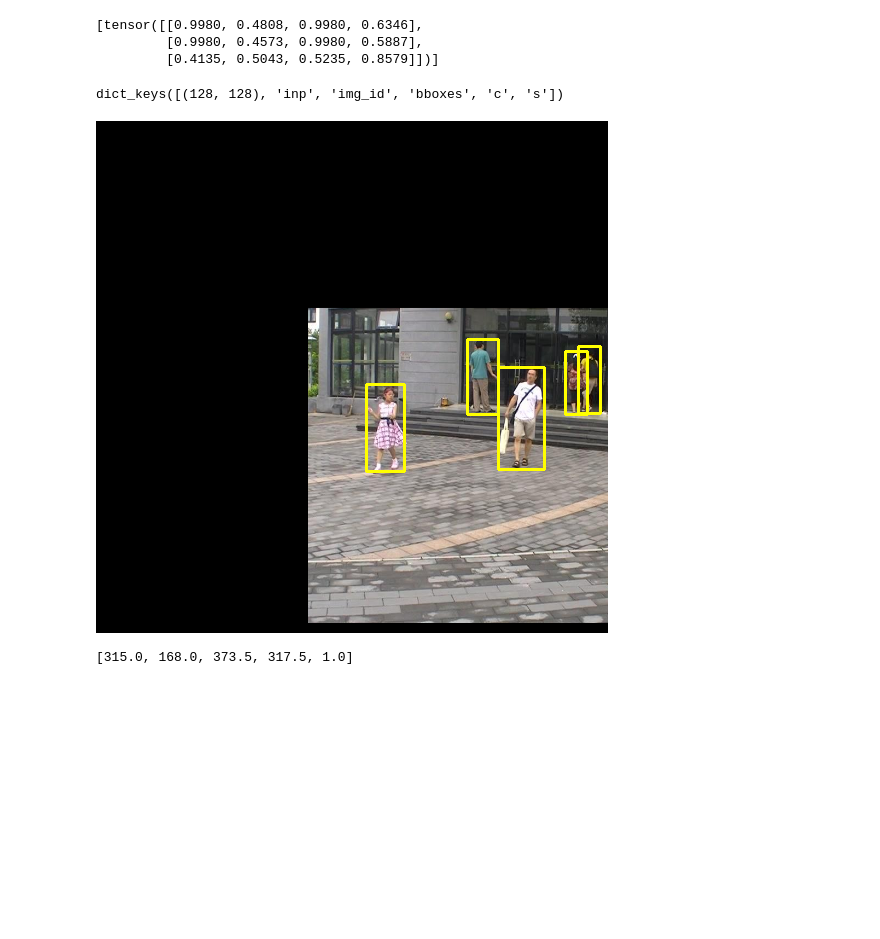
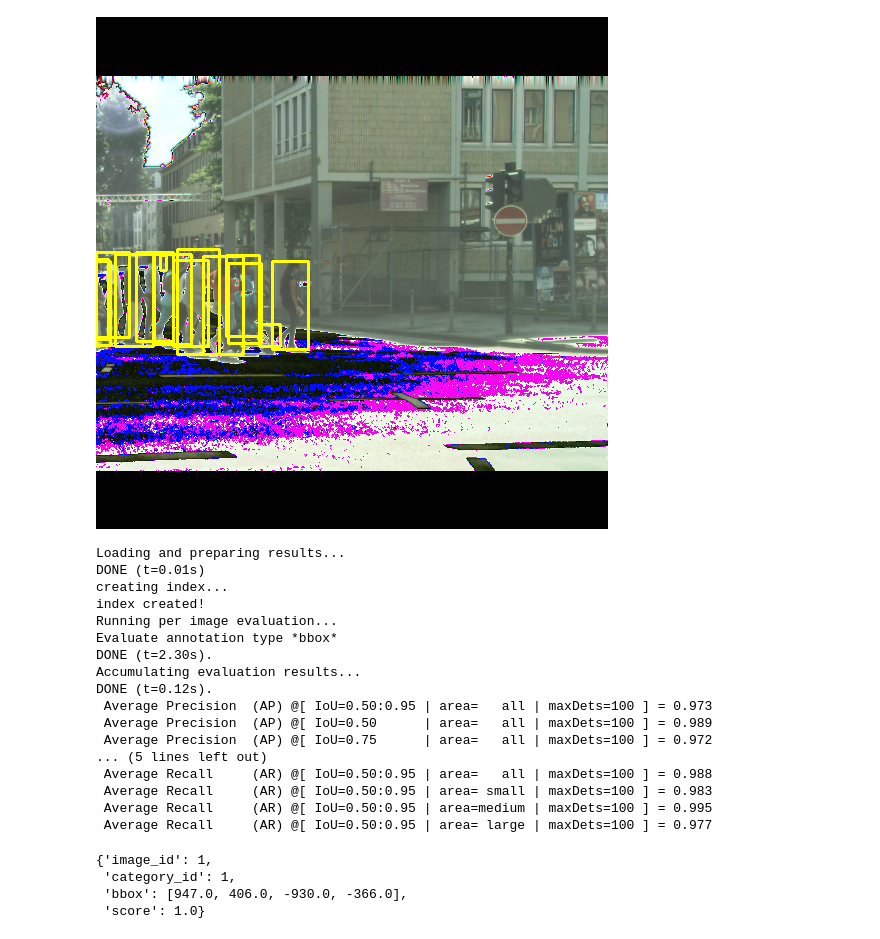
Before and after one commit to kakusikun/deep-learning-works, a Jupyter notebook: notebook/centernet_debug.ipynb, the cells around one changed output. Cells and saved outputs as stored; diff of their text form; code cells hidden in the pictures; blank space fills up the shorter version.

```diff
--- a/notebook/centernet_debug.ipynb
+++ b/notebook/centernet_debug.ipynb
@@ -28,27 +32,3 @@ cfg.MODEL.STRIDES = [4]
 cfg.DB.TRAIN_TRANSFORM = "RandScale Tensorize"
 cfg.DB.TEST_TRANSFORM = "Resize Tensorize"
 cfg.COCO.TARGET = "person"
-# %%
-data_names = cfg.DB.DATA.split(" ")
-handles = []
-indice = []
-pids = []
-offset = 0
-for idx, name in enumerate(data_names[:-1]):
-    data = DataFactory.produce(cfg, data_name=name)
-    handles.append(data.train['handle'])
-    pids.append(data.train['pid'])
-    for img_id, img_path in data.train['indice']:
-        indice.append((img_id, img_path, idx, offset))
-    offset += (max(list(data.train['pid'].values())) + 1)
-
-_data = BaseData()
-_data.train['handle'] = handles
-_data.train['indice'] = indice
-_data.train['pid'] = pids
-_data.train['strides'] = cfg.MODEL.STRIDES
-_data.train['num_classes'] = offset
-cfg.DB.NUM_CLASSES = offset
-
-trans = TransformFactory.produce(cfg, cfg.DB.TRAIN_TRANSFORM)
-dataset = DataFormatFactory.produce(cfg, _data.train, trans)
@@ -59,4 +35,5 @@ batch = dataset[0]
 # %%
 loader = LoaderFactory.produce(cfg)
+branch = 'val'
 # %% [output]
 loading annotations into memory...
@@ -93,26 +65,15 @@ from tools.image import get_affine_transform
-# %%
-batch = next(iter(loader['train']))
-batch['bboxes']
-# %% [output]
-[tensor([[0.9980, 0.4808, 0.9980, 0.6346],
-         [0.9980, 0.4573, 0.9980, 0.5887],
-         [0.4135, 0.5043, 0.5235, 0.8579]])]
-# %%
-batch.keys()
-# %% [output]
-dict_keys([(128, 128), 'inp', 'img_id', 'bboxes', 'c', 's'])
 # %%
-batch = next(iter(loader['train']))
+batch = next(iter(loader[branch]))
 batch['bboxes']
 bboxes = np.vstack(batch['bboxes'])
 bboxes[:, [0,2]] *= 512
 bboxes[:, [1,3]] *= 512
 np_img = (batch['inp']*255).squeeze().permute(1,2,0).numpy().astype(np.uint8)
 np_img = cv2.resize(np_img, (512,512))
 Image.fromarray(np_img)
 for b in bboxes:
     x1, y1, x2, y2 = b
     cv2.rectangle(np_img, (int(x1), int(y1)), (int(x2), int(y2)), (255,255,0), 2)
 Image.fromarray(np_img)
 # %% [output]
-[figure, old version]
+[figure, new version]
@@ -145,4 +79,0 @@ final = centernet_det_post_process(
-# %%
-final[0][1][0]
-# %% [output]
-[315.0, 168.0, 373.5, 317.5, 1.0]
@@ -148,0 +125,34 @@ final[0][1][0]
+# %%
+handle = loader[branch].dataset.coco[0]
+orig_detections = convert_eval_format(results, handle.getCatIds())
+json.dump(orig_detections, open('./external/orig_results.json', 'w'))
+coco_dets = handle.loadRes('./external/orig_results.json')
+coco_eval = COCOeval(handle, coco_dets, "bbox")
+coco_eval.evaluate()
+coco_eval.accumulate()
+coco_eval.summarize()
+# %% [output]
+Loading and preparing results...
+DONE (t=0.01s)
+creating index...
+index created!
+Running per image evaluation...
+Evaluate annotation type *bbox*
+DONE (t=2.30s).
+Accumulating evaluation results...
+DONE (t=0.12s).
+ Average Precision  (AP) @[ IoU=0.50:0.95 | area=   all | maxDets=100 ] = 0.973
+ Average Precision  (AP) @[ IoU=0.50      | area=   all | maxDets=100 ] = 0.989
+ Average Precision  (AP) @[ IoU=0.75      | area=   all | maxDets=100 ] = 0.972
+... (5 lines left out)
+ Average Recall     (AR) @[ IoU=0.50:0.95 | area=   all | maxDets=100 ] = 0.988
+ Average Recall     (AR) @[ IoU=0.50:0.95 | area= small | maxDets=100 ] = 0.983
+ Average Recall     (AR) @[ IoU=0.50:0.95 | area=medium | maxDets=100 ] = 0.995
+ Average Recall     (AR) @[ IoU=0.50:0.95 | area= large | maxDets=100 ] = 0.977
+# %%
+orig_detections[0]
+# %% [output]
+{'image_id': 1,
+ 'category_id': 1,
+ 'bbox': [947.0, 406.0, -930.0, -366.0],
+ 'score': 1.0}
```
Also changed, not shown: parts of 26 cells of this notebook, 3 other files.
